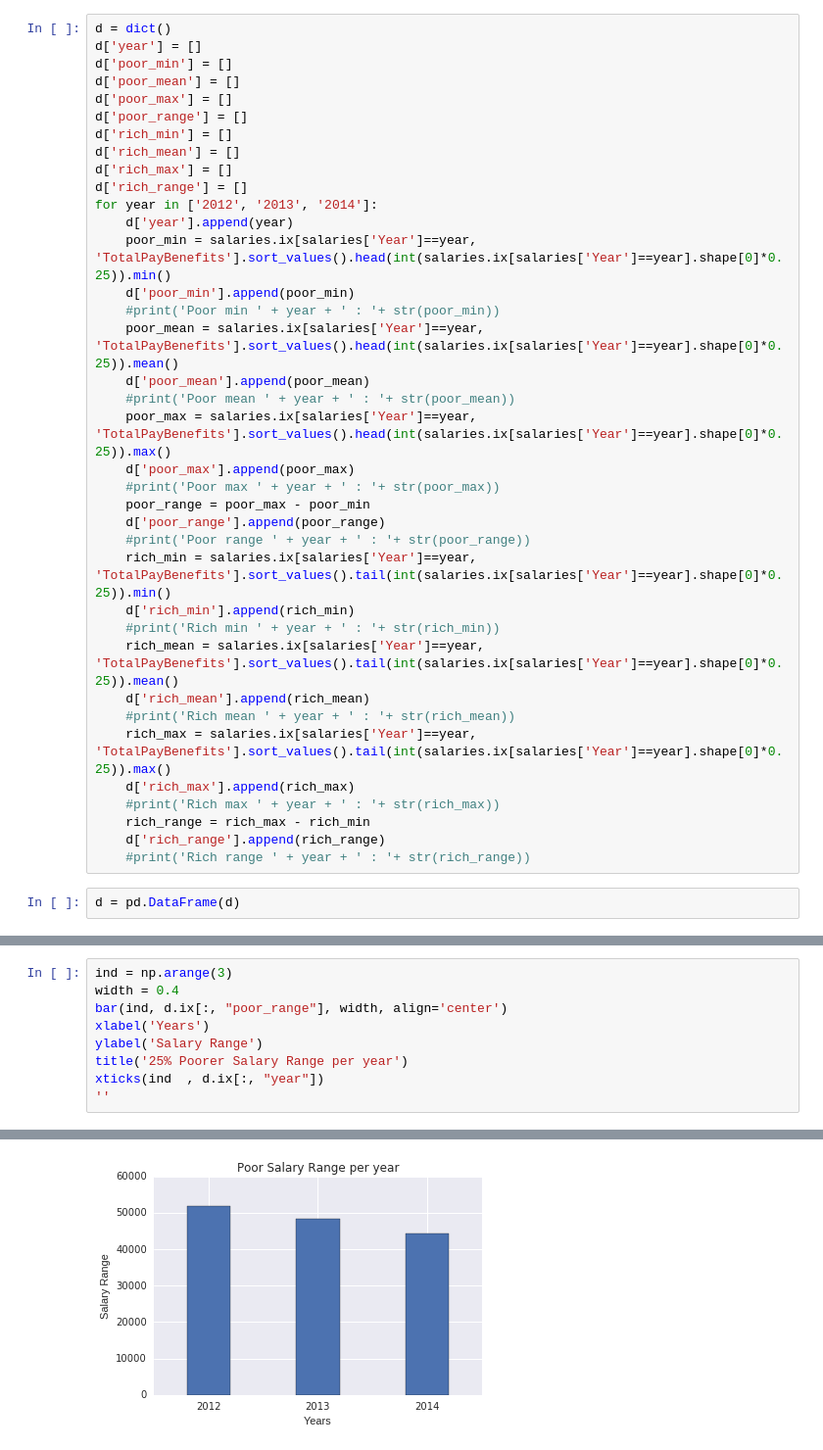
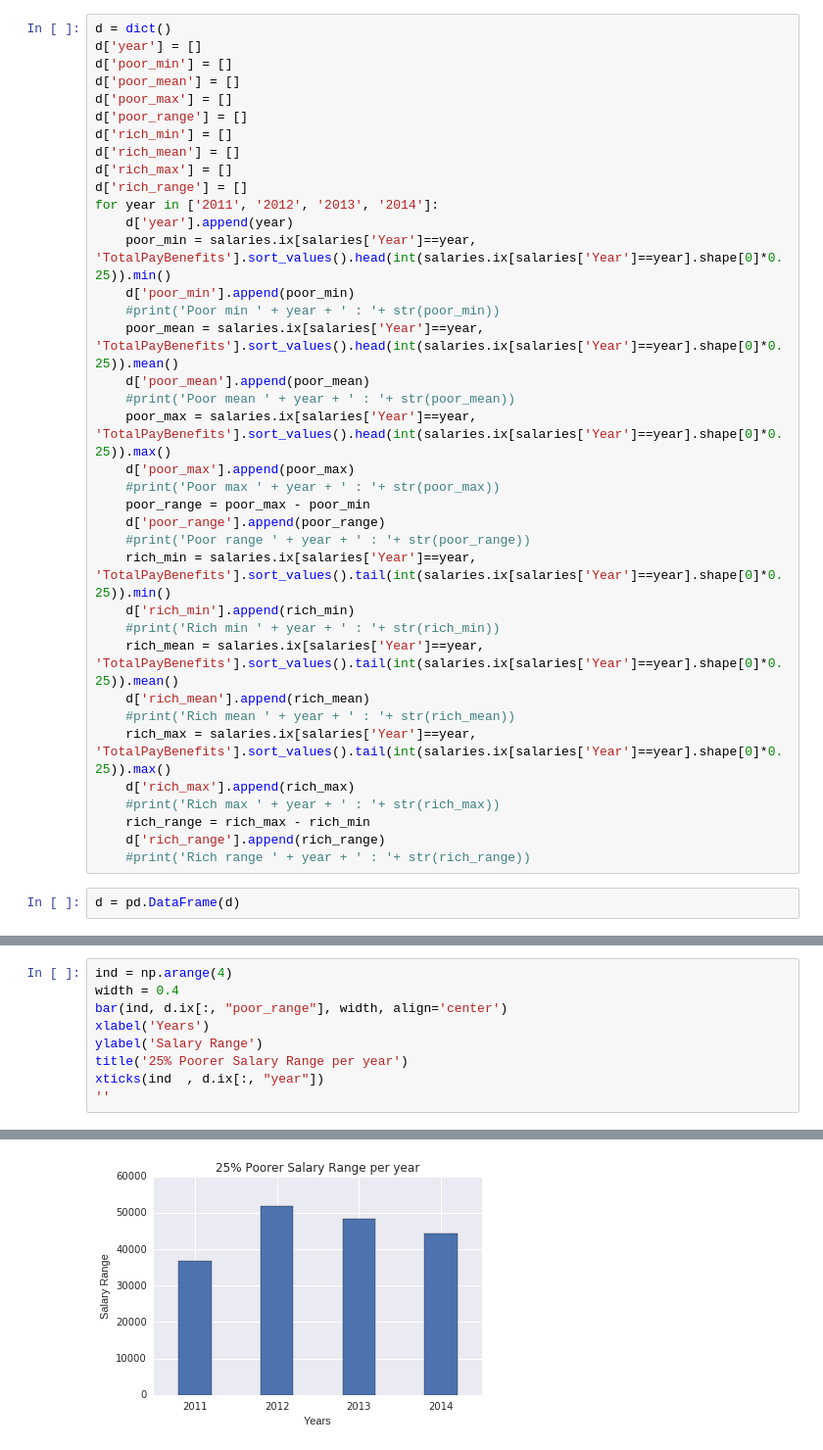
Before and after one commit to guilhermemarson/sf-salaries, a Jupyter notebook: Exploratory Analysis.ipynb, the cells around one changed output, grey strips where cells are left out. Shown: that part at 98% size. Saved outputs shown, nothing was run; the diff lists cells and outputs as text.

```diff
--- a/Exploratory Analysis.ipynb
+++ b/Exploratory Analysis.ipynb
@@ -564,7 +526,7 @@ d['rich_min'] = []
 d['rich_mean'] = []
 d['rich_max'] = []
 d['rich_range'] = []
-for year in ['2012', '2013', '2014']:
+for year in ['2011', '2012', '2013', '2014']:
     d['year'].append(year)
     poor_min = salaries.ix[salaries['Year']==year, 'TotalPayBenefits'].sort_values().head(int(salaries.ix[salaries['Year']==year].shape[0]*0.25)).min()
     d['poor_min'].append(poor_min)
@@ -612,15 +573,15 @@ d.ix[:, ['poor_mean', 'year']].plot(x='year', figsize=[8,6], legend=True, title=
 # %%
-ind = np.arange(3)
+ind = np.arange(4)
 width = 0.4
 bar(ind, d.ix[:, "poor_range"], width, align='center')
 xlabel('Years')
 ylabel('Salary Range')
 title('25% Poorer Salary Range per year')
 xticks(ind  , d.ix[:, "year"])
 ''
 # %% [output]
 ''
-[figure, old version]
+[figure, new version]
 # %%
 fig = plt.figure()
 ax = plt.subplot(111)
```
Also changed, not shown: parts of 15 cells of this notebook.
